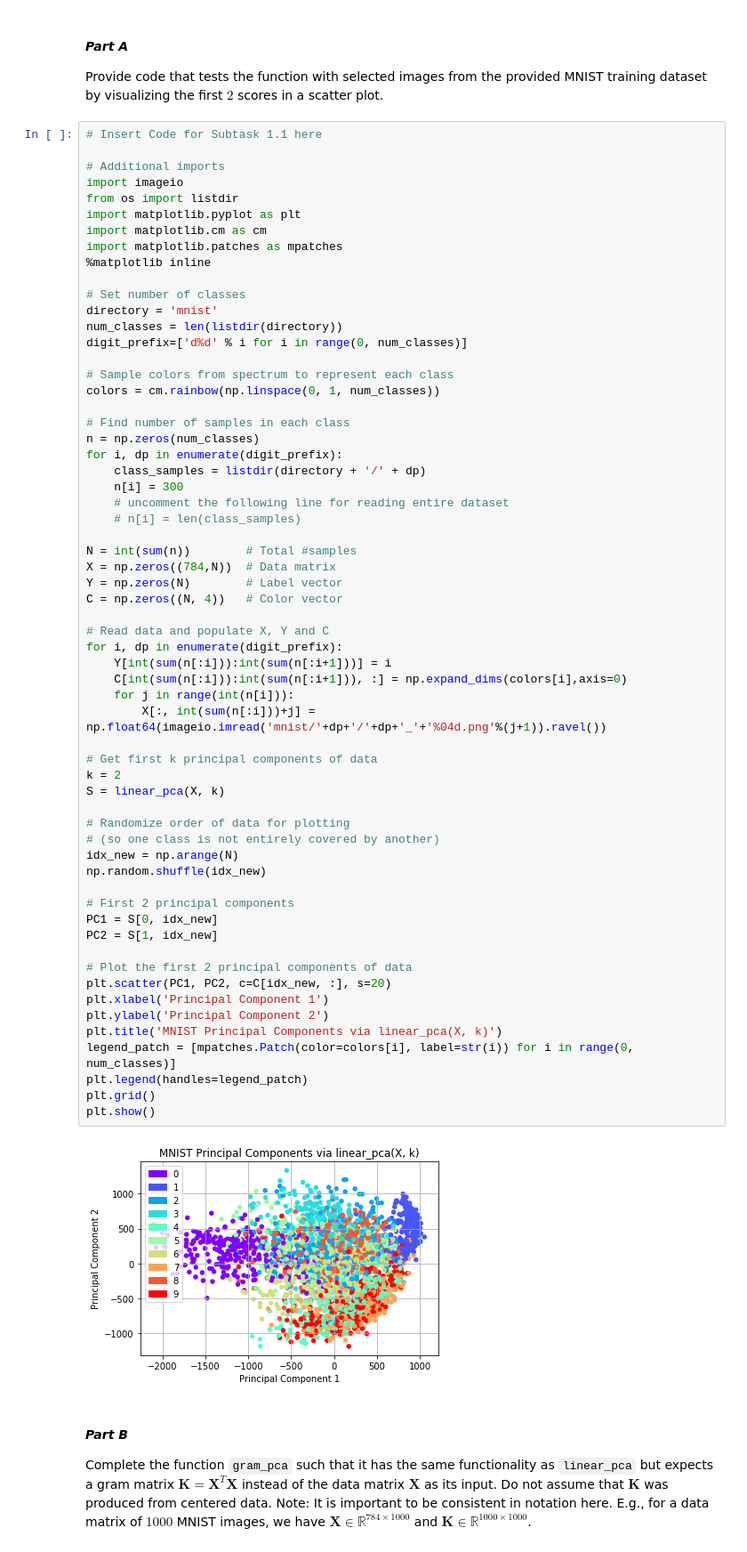
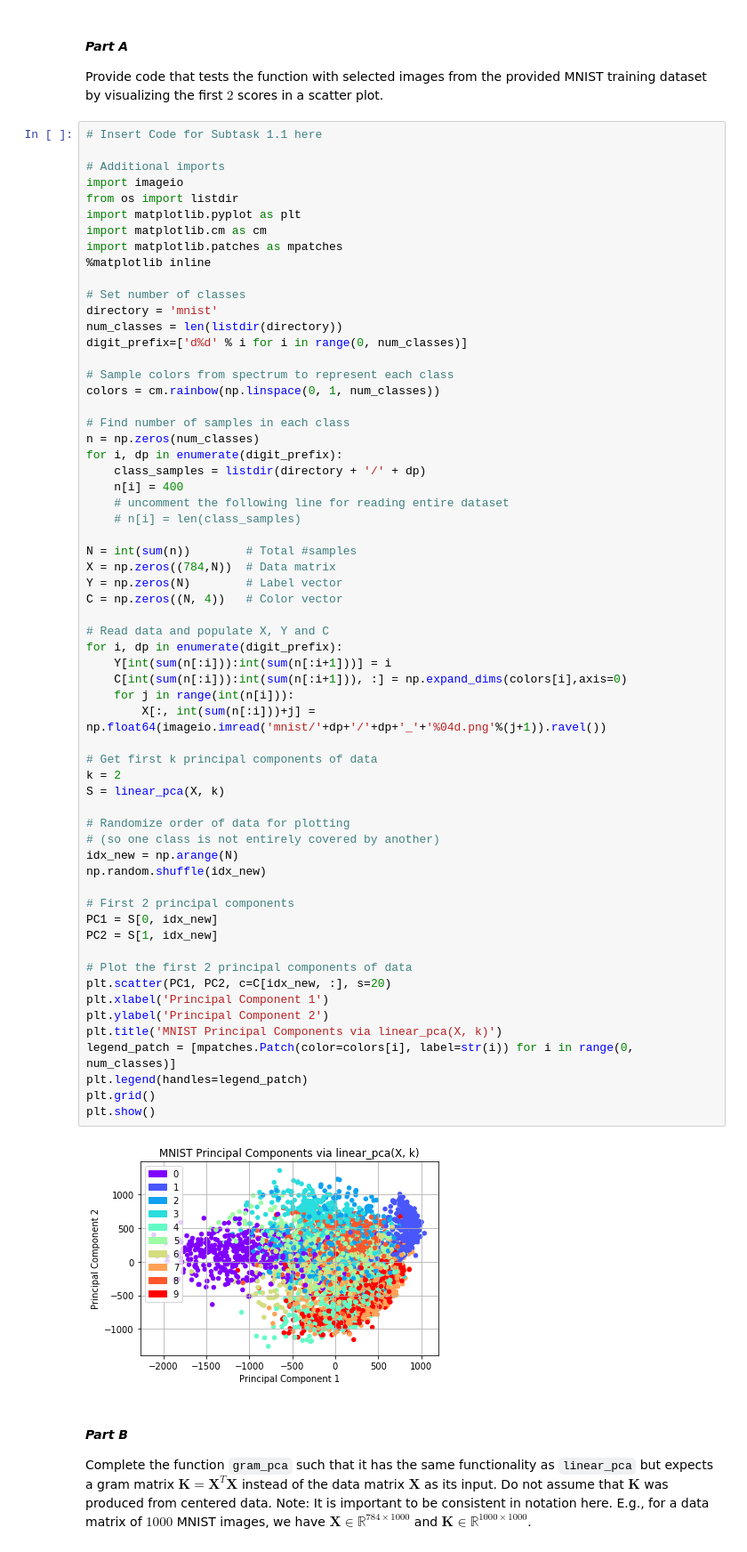
Before and after one commit to uzairakbar/info-retrieval, a Jupyter notebook: Information Retrieval - Assingments/final/assignment_3/assignment3-solution.ipynb, the cells around one changed output. Shown at 89% size. Drawn from its saved outputs; the diff is of its cells as text.

```diff
--- a/Information Retrieval - Assingments/final/assignment_3/assignment3-solution.ipynb
+++ b/Information Retrieval - Assingments/final/assignment_3/assignment3-solution.ipynb
@@ -50,7 +50,7 @@ colors = cm.rainbow(np.linspace(0, 1, num_classes))
 n = np.zeros(num_classes)
 for i, dp in enumerate(digit_prefix):
     class_samples = listdir(directory + '/' + dp)
-    n[i] = 300
+    n[i] = 400
     # uncomment the following line for reading entire dataset
     # n[i] = len(class_samples)
 
@@ -62,34 +62,34 @@ C = np.zeros((N, 4))   # Color vector
 # Read data and populate X, Y and C
 for i, dp in enumerate(digit_prefix):
     Y[int(sum(n[:i])):int(sum(n[:i+1]))] = i
     C[int(sum(n[:i])):int(sum(n[:i+1])), :] = np.expand_dims(colors[i],axis=0)
     for j in range(int(n[i])):
         X[:, int(sum(n[:i]))+j] = np.float64(imageio.imread('mnist/'+dp+'/'+dp+'_'+'%04d.png'%(j+1)).ravel())
 
 # Get first k principal components of data
 k = 2
 S = linear_pca(X, k)
 
 # Randomize order of data for plotting
 # (so one class is not entirely covered by another)
 idx_new = np.arange(N)
 np.random.shuffle(idx_new)
 
 # First 2 principal components
 PC1 = S[0, idx_new]
 PC2 = S[1, idx_new]
 
 # Plot the first 2 principal components of data
 plt.scatter(PC1, PC2, c=C[idx_new, :], s=20)
 plt.xlabel('Principal Component 1')
 plt.ylabel('Principal Component 2')
 plt.title('MNIST Principal Components via linear_pca(X, k)')
 legend_patch = [mpatches.Patch(color=colors[i], label=str(i)) for i in range(0, num_classes)]
 plt.legend(handles=legend_patch)
 plt.grid()
 plt.show()
 # %% [output]
-[figure, old version]
+[figure, new version]
 # %% [markdown]
 #### *Part B*
 Complete the function `gram_pca` such that it has the same functionality as `linear_pca` but expects a gram matrix $\mathbf{K}=\mathbf{X}^T\mathbf{X}$ instead of the data matrix $\mathbf{X}$ as its input. Do not assume that $\mathbf{K}$ was produced from centered data. Note: It is important to be consistent in notation here. E.g., for a data matrix of $1000$ MNIST images, we have $\mathbf{X}\in \mathbb{R}^{784 \times 1000}$ and $\mathbf{K}\in \mathbb{R}^{1000 \times 1000}$.
```
Also changed, not shown: parts of 3 cells of this notebook, 1 other file.
